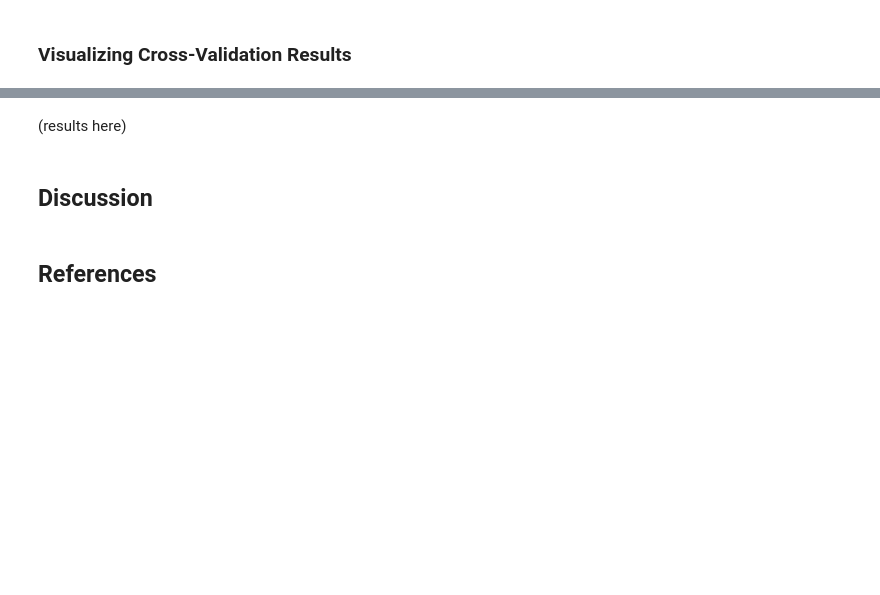
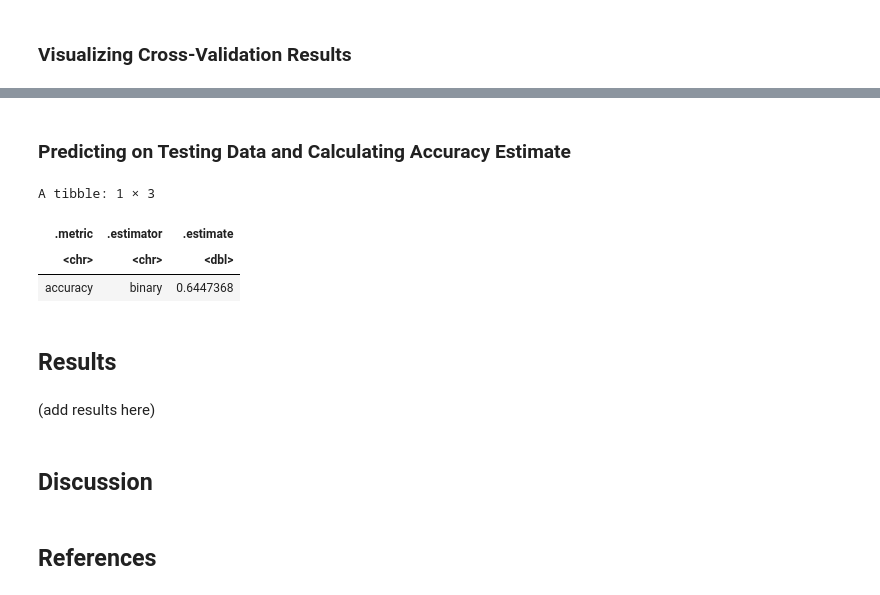
Before and after one commit to wswang98/dsci100-GroupProject, a Jupyter notebook: dsci100-group105-project.ipynb, the cells around one changed output, grey strips where cells are left out. Cells and saved outputs as stored; diff of their text form; code cells hidden in the pictures; blank space fills up the shorter version.

```diff
--- a/dsci100-group105-project.ipynb
+++ b/dsci100-group105-project.ipynb
@@ -214,5 +214,30 @@ A tibble: 50 × 7
+# %%
+knn_spec_best <- nearest_neighbor(weight_func = "rectangular", neighbors = k_best) |>
+  set_engine("kknn") |>
+  set_mode("classification")
+
+knn_fit <- workflow() |>
+  add_recipe(heart_recipe) |>
+  add_model(knn_spec_best) |>
+  fit(data = heart_training)
+# %% [markdown]
+### Predicting on Testing Data and Calculating Accuracy Estimate
+# %%
+heart_test_predictions <- predict(knn_fit, heart_testing) |>
+  bind_cols(heart_testing) |>
+  metrics(truth = diagnosis, estimate = .pred_class) |>
+  filter(.metric == "accuracy")
+
+heart_test_predictions
+# %% [output]
+A tibble: 1 × 3
+| .metric | .estimator | .estimate |
+| <chr> | <chr> | <dbl> |
+| accuracy | binary | 0.6447368 |
+# %% [markdown]
+## Results
 # %% [markdown]
-(results here)
+(add results here)
 # %% [markdown]
 ## Discussion
 # %% [markdown]
```
Also changed, not shown: parts of 5 cells of this notebook.
